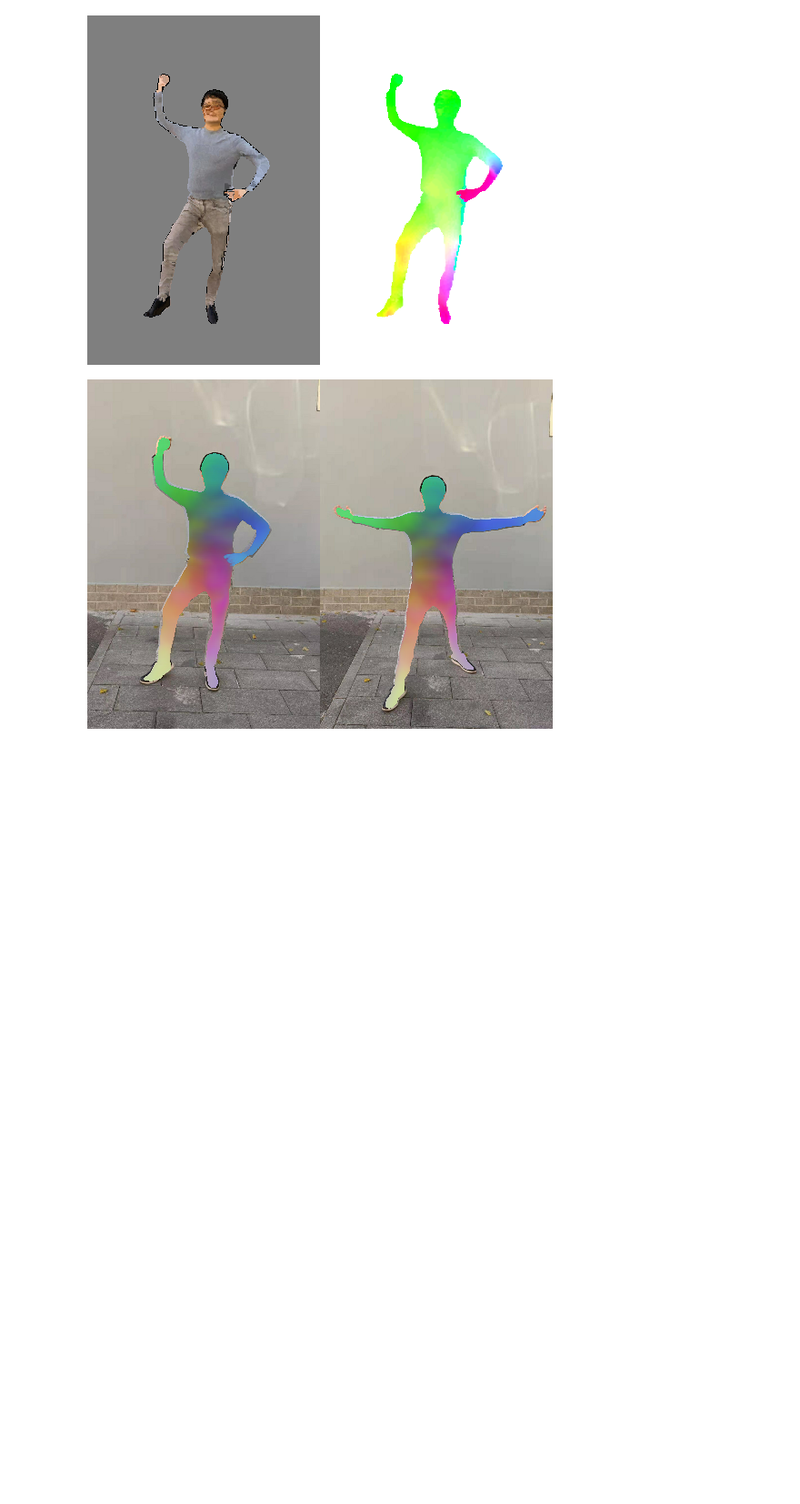
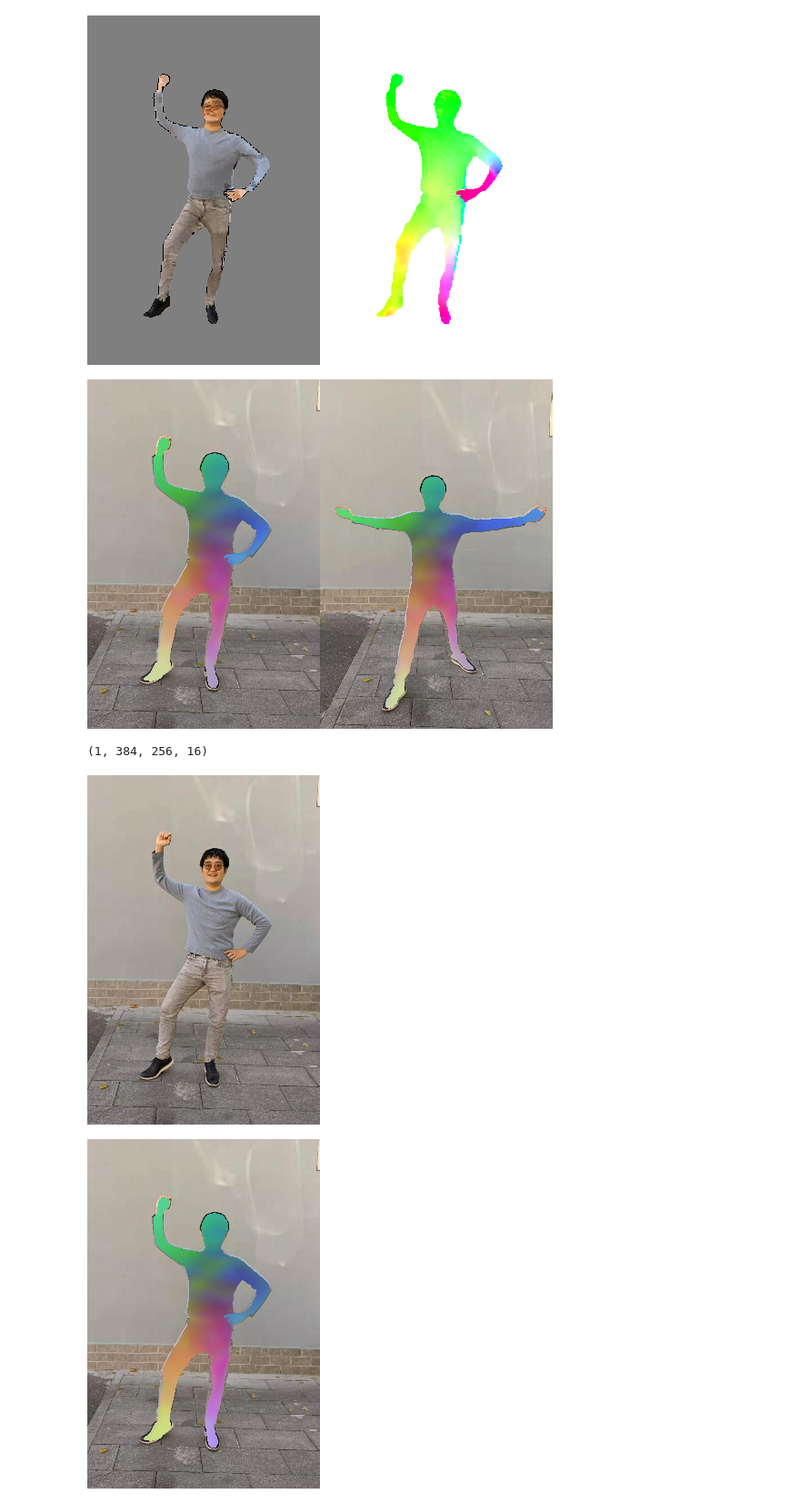
Before and after one commit to googleinterns/humangps, a Jupyter notebook: inference_demo.ipynb, the cells around one changed output. Shown: that part at 91% size. Saved outputs shown, nothing was run; the diff lists cells and outputs as text; code cells hidden in the pictures; blank space fills up the shorter version.

```diff
--- a/inference_demo.ipynb
+++ b/inference_demo.ipynb
@@ -189,0 +228,18 @@ display(Image.fromarray(feature_bgs_vis))
+# %%
+folder_path = './example_data/'
+name1 ='im2'
+
+images, image_bgs, masks, feature_maps = inference(name1)
+
+foreground_feature1_vis = visualize_feature_pca(feature_maps, masks)
+image_bgs_vis = image_bgs.numpy().astype(np.uint8)
+image1_bgs_vis = image_bgs_vis[0]
+feature1_bgs_vis = image1_bgs_vis.copy()
+feature1_bgs_vis[masks[0].numpy()] = foreground_feature1_vis
+
+display(Image.fromarray(image1_bgs_vis))
+display(Image.fromarray(feature1_bgs_vis))
+# %% [output]
+(1, 384, 256, 16)
+[figure, added]
+[figure, added]
```
Also changed, not shown: parts of 7 cells of this notebook, 3 other files.
